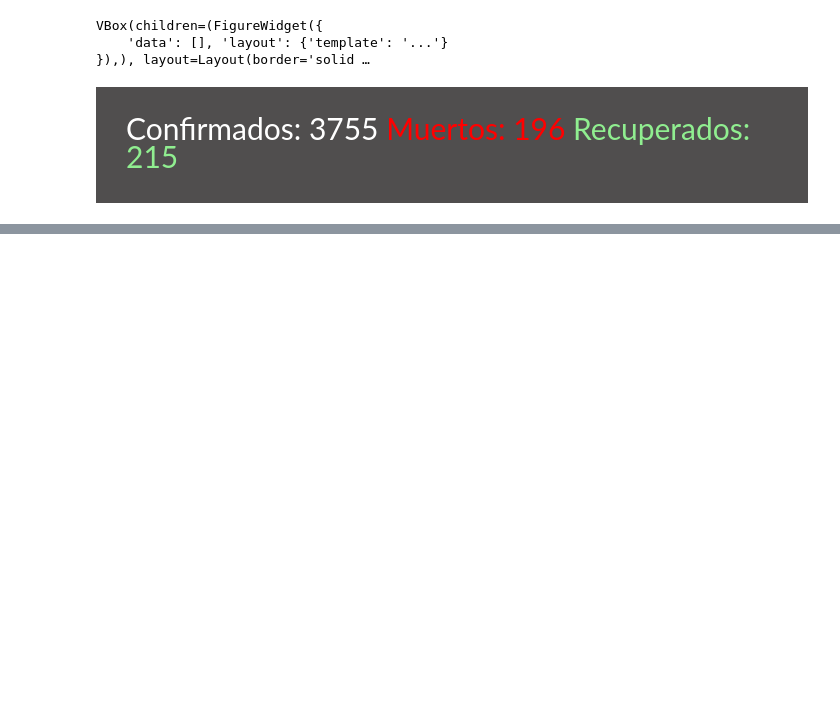
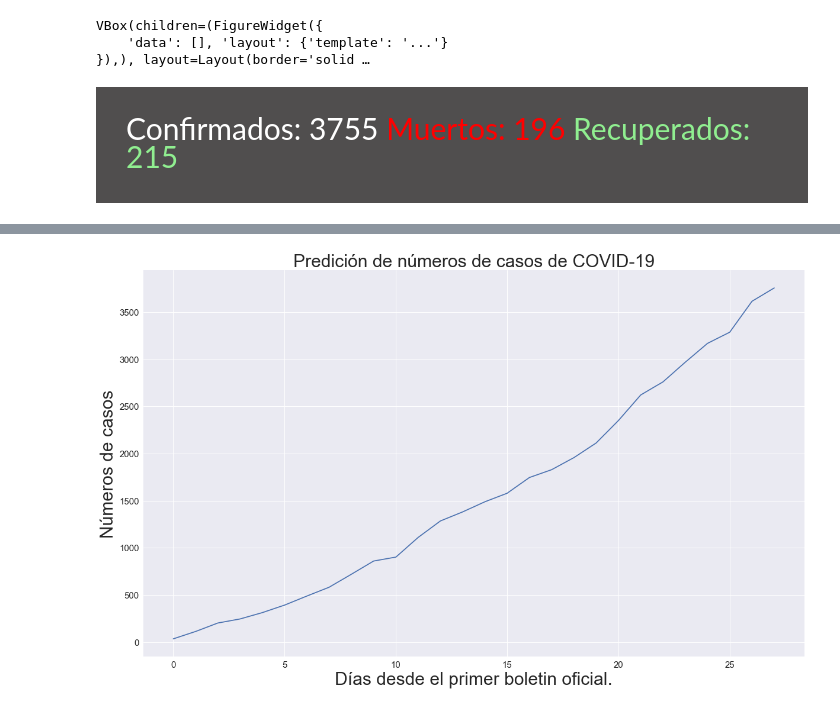
Before and after one commit to OliverArthur/covid-19-red, a Jupyter notebook: covid-19.ipynb, the cells around one changed output, grey strips where cells are left out. Saved outputs shown, nothing was run; the diff lists cells and outputs as text; code cells hidden in the pictures; blank space fills up the shorter version.

```diff
--- a/covid-19.ipynb
+++ b/covid-19.ipynb
@@ -8,10 +8,22 @@ import numpy as np
 import pandas as pd
 import matplotlib.pyplot as plt
 import plotly.express as px
+
 import folium
+import random
+import math
+import time
+
 import plotly.graph_objects as go
 import seaborn as sns
 import ipywidgets as widgets
+
+from sklearn.model_selection import RandomizedSearchCV, train_test_split
+from sklearn.svm import SVR
+from sklearn.metrics import mean_squared_error, mean_absolute_error
+import datetime
+import operator
+plt.style.use('seaborn')
 # %%
 death_df = pd.read_csv('https://raw.githubusercontent.com/OliverArthur/covid-19-rd-data/master/death.csv')
 confirmed_df = pd.read_csv('https://raw.githubusercontent.com/OliverArthur/covid-19-rd-data/master/confirmed.csv')
@@ -165,0 +274,11 @@ provinces_map
+# %%
+plt.figure(figsize=(20, 12))
+plt.plot(adjust_dates, total_cases)
+plt.title('Predición de números de casos de COVID-19', size=30)
+plt.xlabel('Días desde el primer boletin oficial.', size=30)
+plt.ylabel('Números de casos', size=30)
+plt.xticks(size=15)
+plt.yticks(size=15)
+plt.show()
+# %% [output]
+[figure, added]
```
Also changed, not shown: parts of 9 cells of this notebook, 2 other files.
